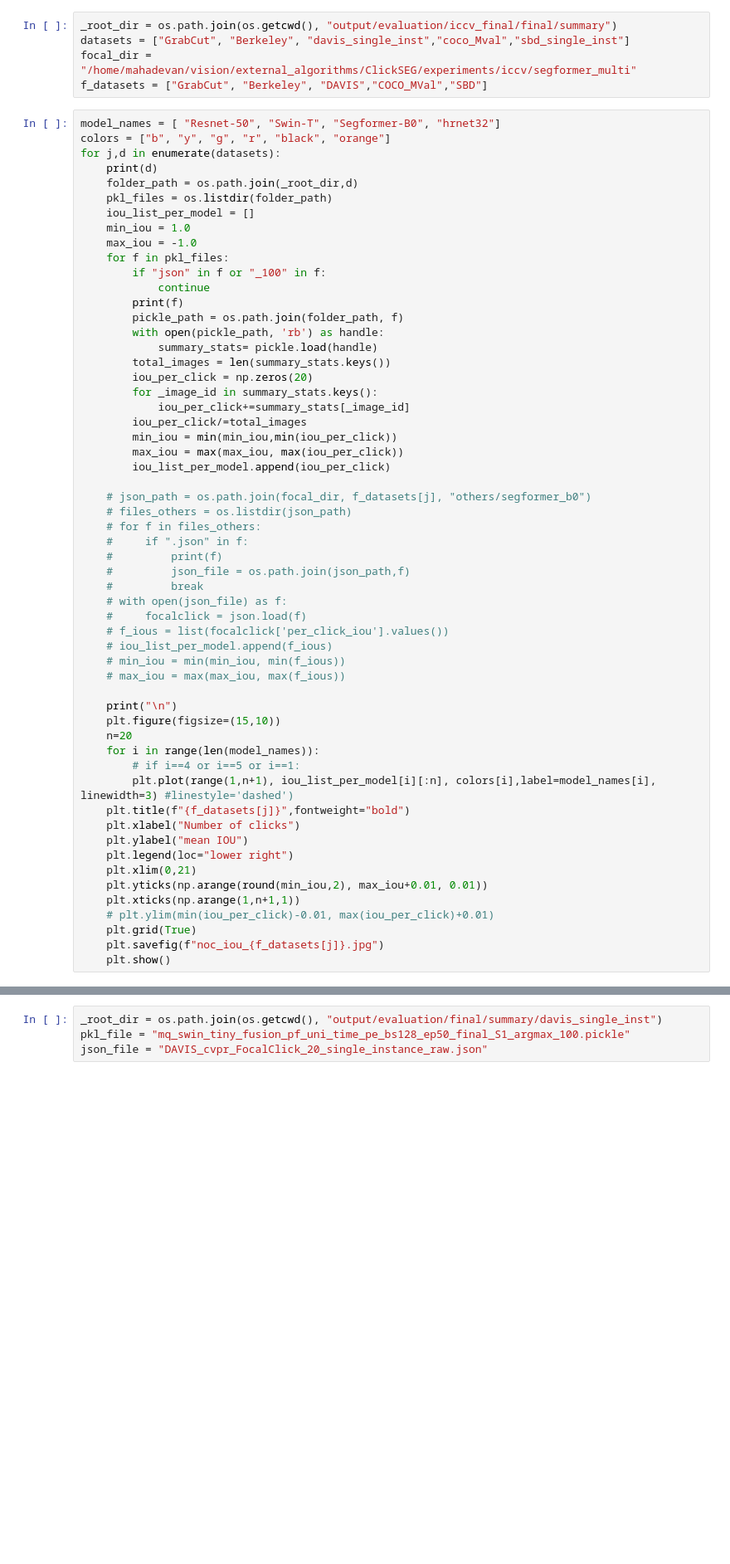
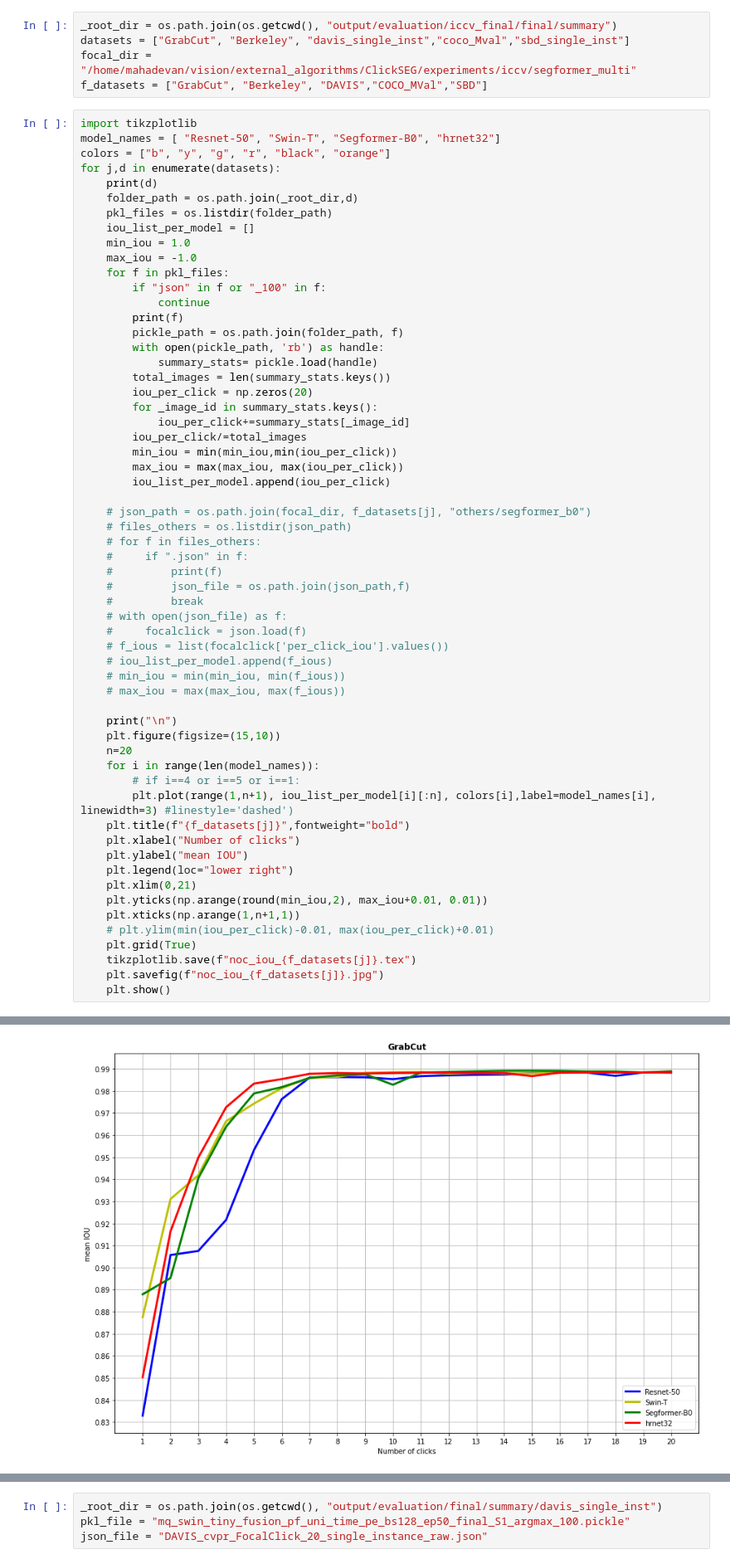
Before and after one commit to amitrana001/DynaMITe, a Jupyter notebook: visual_results.ipynb, the cells around one changed output, grey strips where cells are left out. Shown: that part at 83% size. Saved outputs shown, nothing was run; the diff lists cells and outputs as text; blank space fills up the shorter version.

```diff
--- a/visual_results.ipynb
+++ b/visual_results.ipynb
@@ -453,6 +455,7 @@ datasets = ["GrabCut", "Berkeley", "davis_single_inst","coco_Mval","sbd_single_i
 focal_dir = "/home/mahadevan/vision/external_algorithms/ClickSEG/experiments/iccv/segformer_multi"
 f_datasets = ["GrabCut", "Berkeley", "DAVIS","COCO_MVal","SBD"]
 # %%
+import tikzplotlib
 model_names = [ "Resnet-50", "Swin-T", "Segformer-B0", "hrnet32"]
 colors = ["b", "y", "g", "r", "black", "orange"]
 for j,d in enumerate(datasets):
@@ -507,5 +510,7 @@ for j,d in enumerate(datasets):
     plt.xticks(np.arange(1,n+1,1))
     # plt.ylim(min(iou_per_click)-0.01, max(iou_per_click)+0.01)
     plt.grid(True)
+    tikzplotlib.save(f"noc_iou_{f_datasets[j]}.tex")
     plt.savefig(f"noc_iou_{f_datasets[j]}.jpg")
     plt.show()
+# %% [output]
@@ -511,0 +522 @@ for j,d in enumerate(datasets):
+[figure, added]
```
Also changed, not shown: parts of 2 cells of this notebook, 18 other files.
